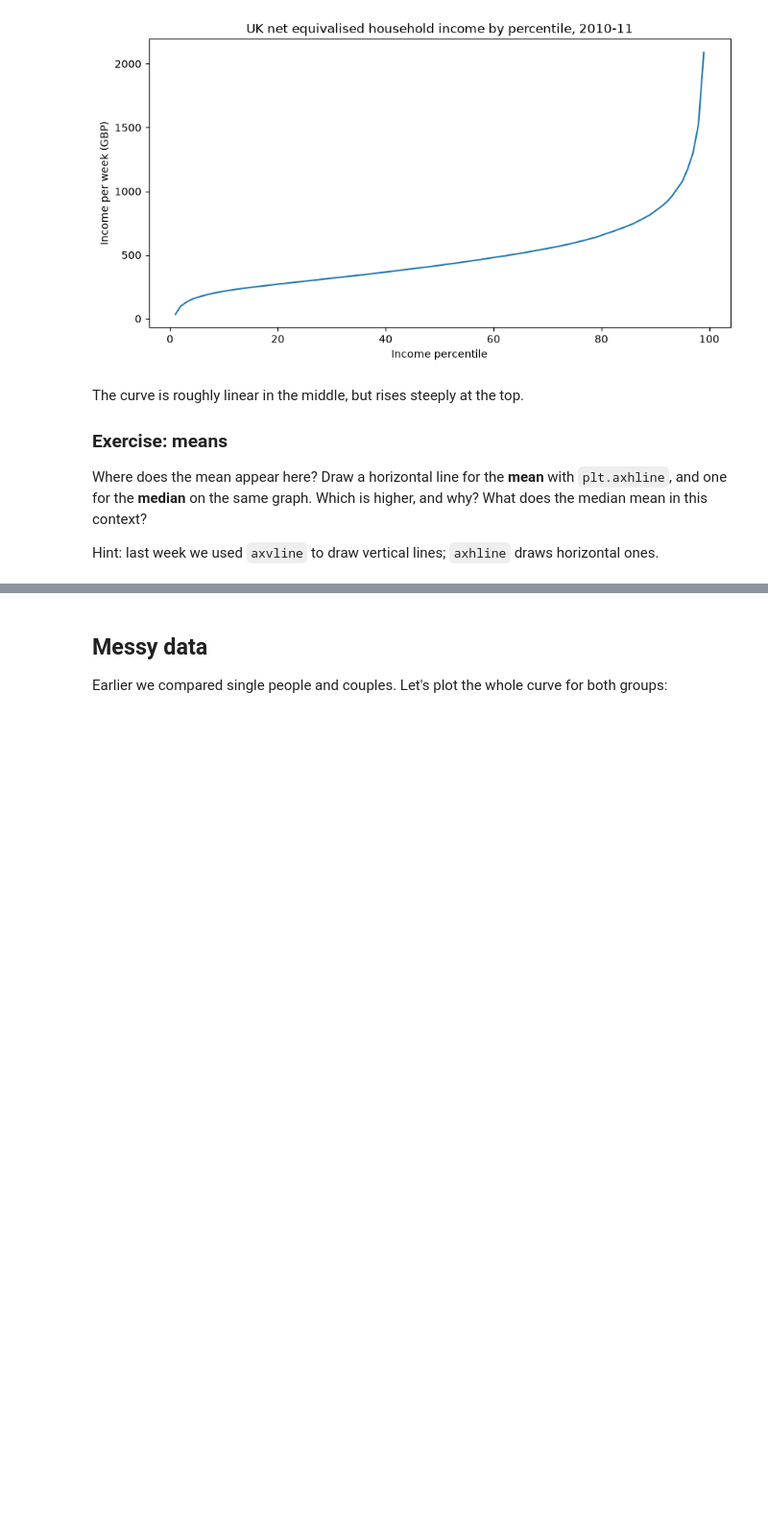
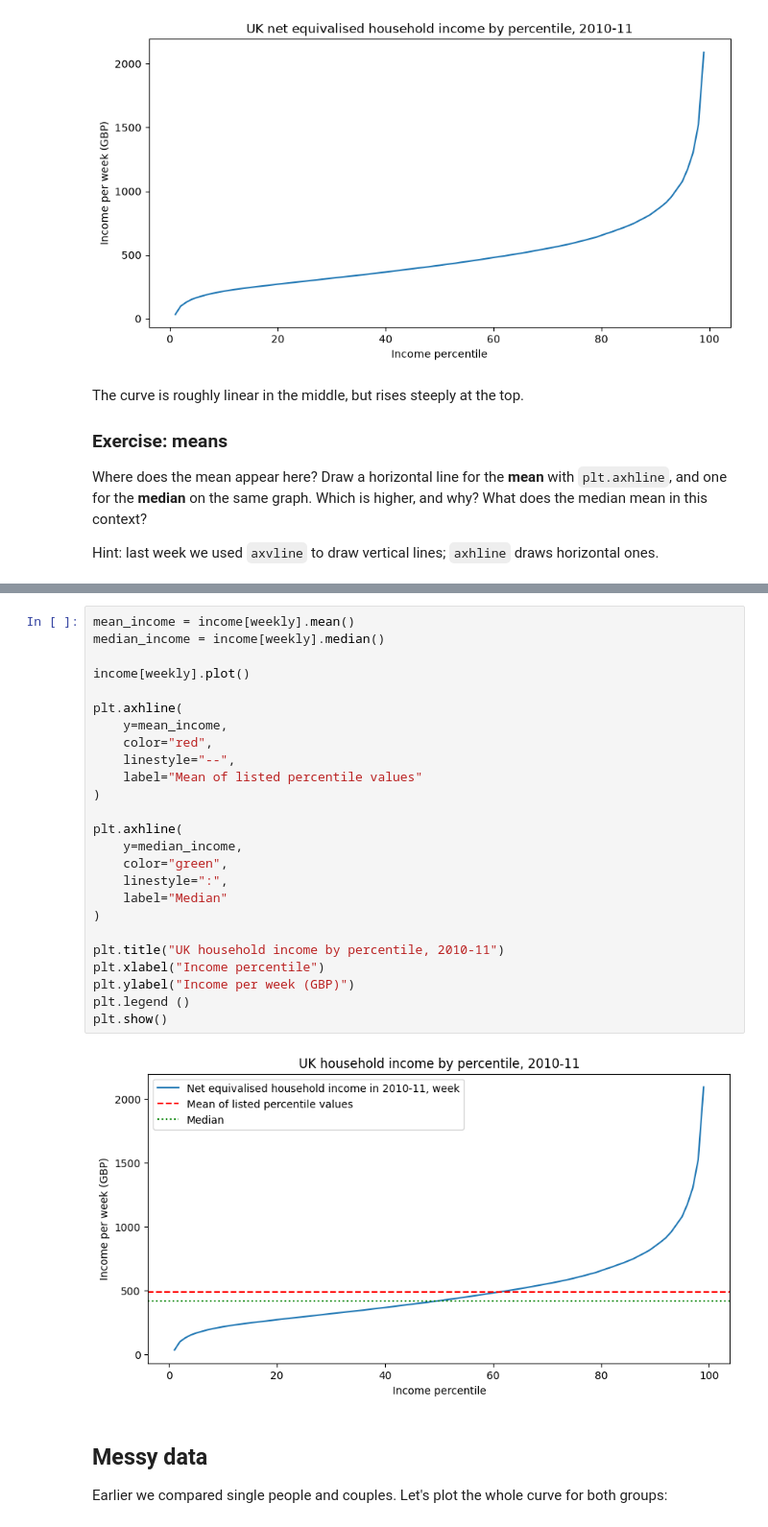
Before and after one commit to Rayyyyyne/QM2, a Jupyter notebook: W02_Pandas.ipynb, the cells around one changed output, grey strips where cells are left out. Shown at 96% size. Cells and saved outputs as stored; diff of their text form; blank space fills up the shorter version.

```diff
--- a/W02_Pandas.ipynb
+++ b/W02_Pandas.ipynb
@@ -153,3 +221,30 @@ Hint: last week we used `axvline` to draw vertical lines; `axhline` draws horizo
+# %%
+mean_income = income[weekly].mean()
+median_income = income[weekly].median()
+
+income[weekly].plot()
+
+plt.axhline(
+    y=mean_income,
+    color="red",
+    linestyle="--",
+    label="Mean of listed percentile values"
+)
+
+plt.axhline(
+    y=median_income,
+    color="green",
+    linestyle=":",
+    label="Median"
+)
+
+plt.title("UK household income by percentile, 2010-11")
+plt.xlabel("Income percentile")
+plt.ylabel("Income per week (GBP)")
+plt.legend ()
+plt.show()
+# %% [output]
+[figure, added]
 # %% [markdown]
 ## Messy data
 
```
Also changed, not shown: parts of 14 cells of this notebook.
